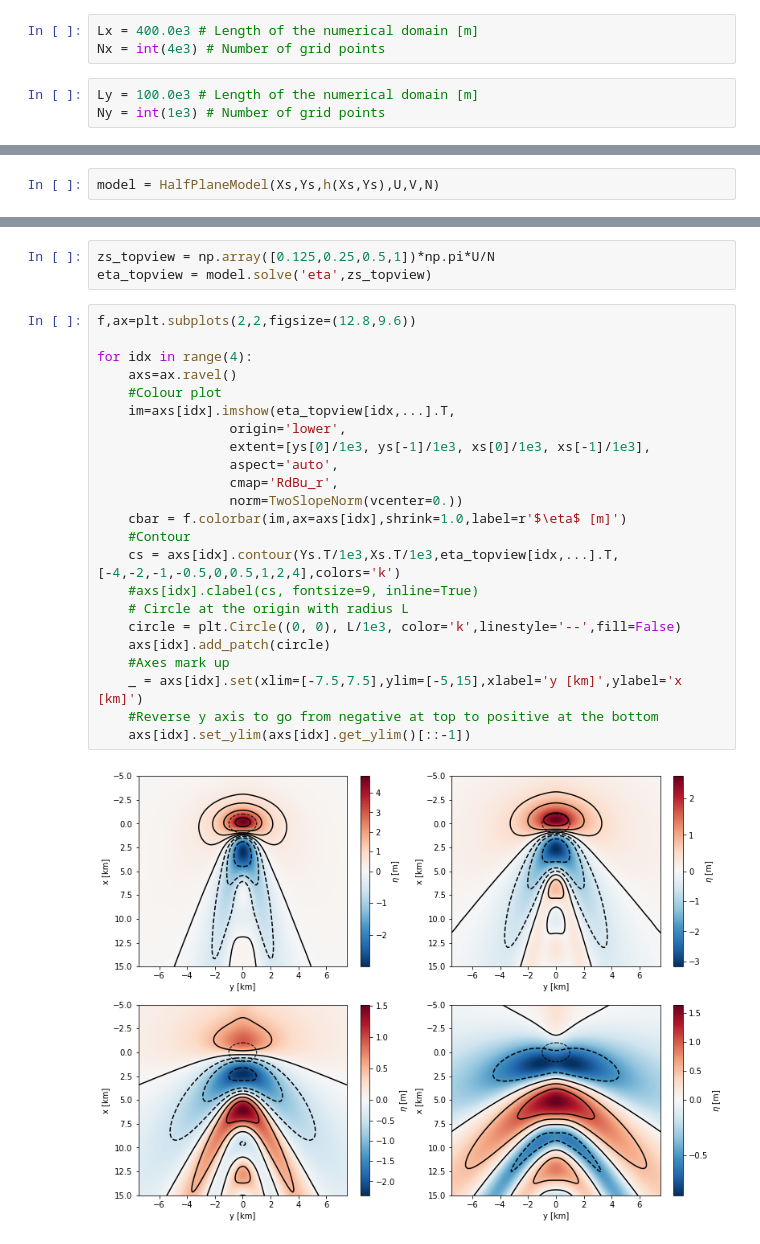
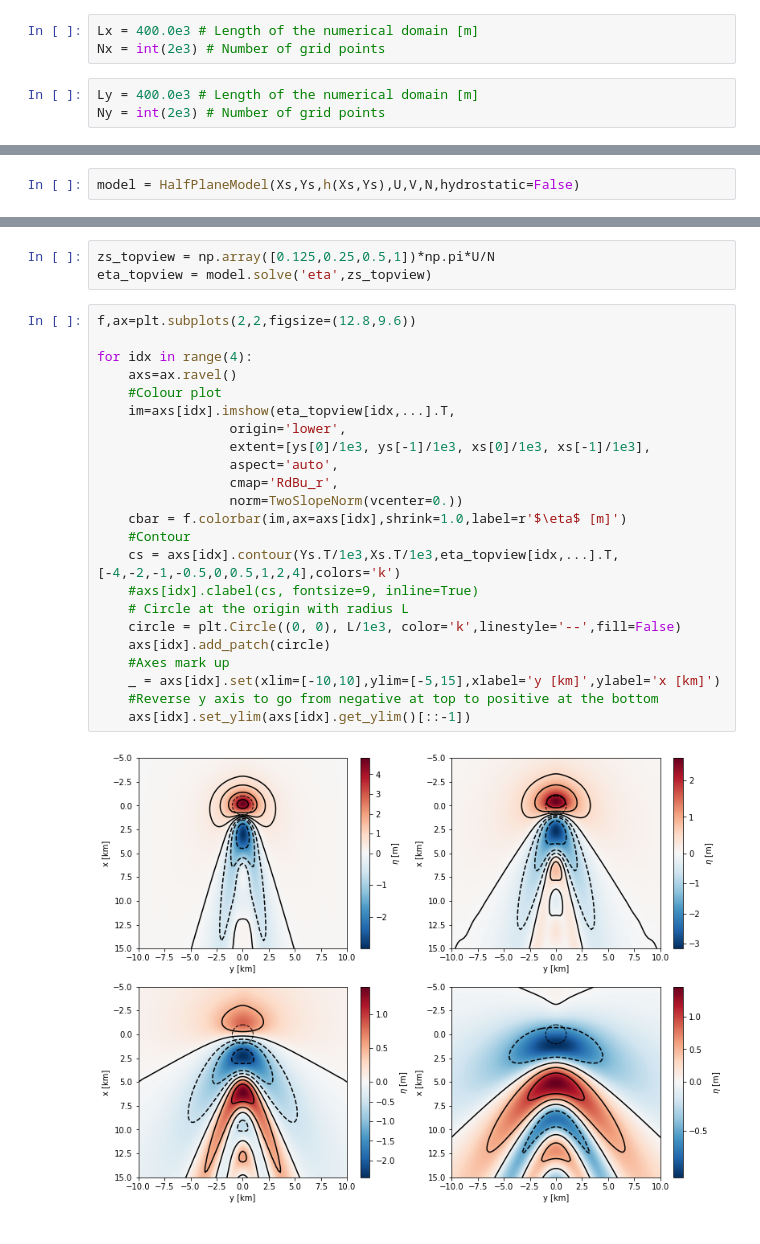
Before and after one commit to DriesAllaerts/lbow, a Jupyter notebook: notebooks/6-2D-steady-state--bell-shaped-mountain.ipynb, the cells around one changed output, grey strips where cells are left out. Saved outputs shown, nothing was run; the diff lists cells and outputs as text.

```diff
--- a/notebooks/6-2D-steady-state--bell-shaped-mountain.ipynb
+++ b/notebooks/6-2D-steady-state--bell-shaped-mountain.ipynb
@@ -37,10 +37,10 @@ h = lambda x,y: hmax/((x**2+y**2)/L**2+1)**(3/2)
 Numerical parameters
 # %%
 Lx = 400.0e3 # Length of the numerical domain [m]
-Nx = int(4e3) # Number of grid points
+Nx = int(2e3) # Number of grid points
 # %%
-Ly = 100.0e3 # Length of the numerical domain [m]
-Ny = int(1e3) # Number of grid points
+Ly = 400.0e3 # Length of the numerical domain [m]
+Ny = int(2e3) # Number of grid points
 # %% [markdown]
 Parameters for visualization
 # %%
@@ -68,7 +68,7 @@ Xs,Ys = np.meshgrid(xs,ys,indexing='xy') #Choosing 'xy' instead of 'ij' as we ha
 # %% [markdown]
 ### Model
 # %%
-model = HalfPlaneModel(Xs,Ys,h(Xs,Ys),U,V,N)
+model = HalfPlaneModel(Xs,Ys,h(Xs,Ys),U,V,N,hydrostatic=False)
 # %% [markdown]
 ### Visualize hill
 # %%
@@ -140,25 +140,25 @@ eta_topview = model.solve('eta',zs_topview)
 # %%
 f,ax=plt.subplots(2,2,figsize=(12.8,9.6))
 
 for idx in range(4):
     axs=ax.ravel()
     #Colour plot
     im=axs[idx].imshow(eta_topview[idx,...].T,
                  origin='lower',
                  extent=[ys[0]/1e3, ys[-1]/1e3, xs[0]/1e3, xs[-1]/1e3],
                  aspect='auto',
                  cmap='RdBu_r',
                  norm=TwoSlopeNorm(vcenter=0.))
     cbar = f.colorbar(im,ax=axs[idx],shrink=1.0,label=r'$\eta$ [m]')
     #Contour
     cs = axs[idx].contour(Ys.T/1e3,Xs.T/1e3,eta_topview[idx,...].T,[-4,-2,-1,-0.5,0,0.5,1,2,4],colors='k')
     #axs[idx].clabel(cs, fontsize=9, inline=True)
     # Circle at the origin with radius L
     circle = plt.Circle((0, 0), L/1e3, color='k',linestyle='--',fill=False)
     axs[idx].add_patch(circle)
     #Axes mark up
-    _ = axs[idx].set(xlim=[-7.5,7.5],ylim=[-5,15],xlabel='y [km]',ylabel='x [km]')
+    _ = axs[idx].set(xlim=[-10,10],ylim=[-5,15],xlabel='y [km]',ylabel='x [km]')
     #Reverse y axis to go from negative at top to positive at the bottom
     axs[idx].set_ylim(axs[idx].get_ylim()[::-1])
 # %% [output]
-[figure, old version]
+[figure, new version]
```
Also changed, not shown: parts of 5 cells of this notebook, 2 other files.
